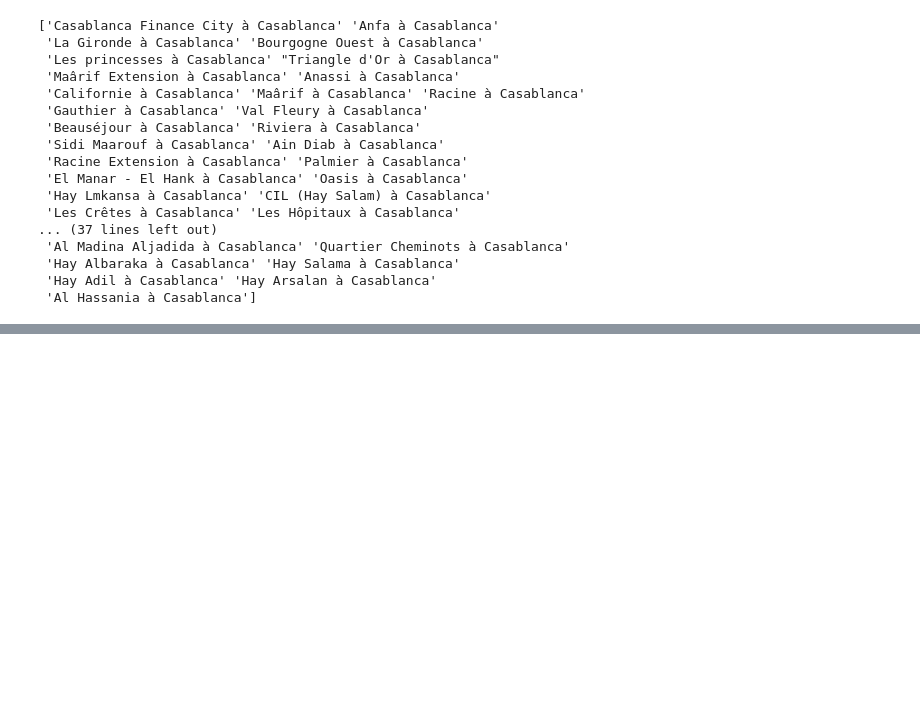
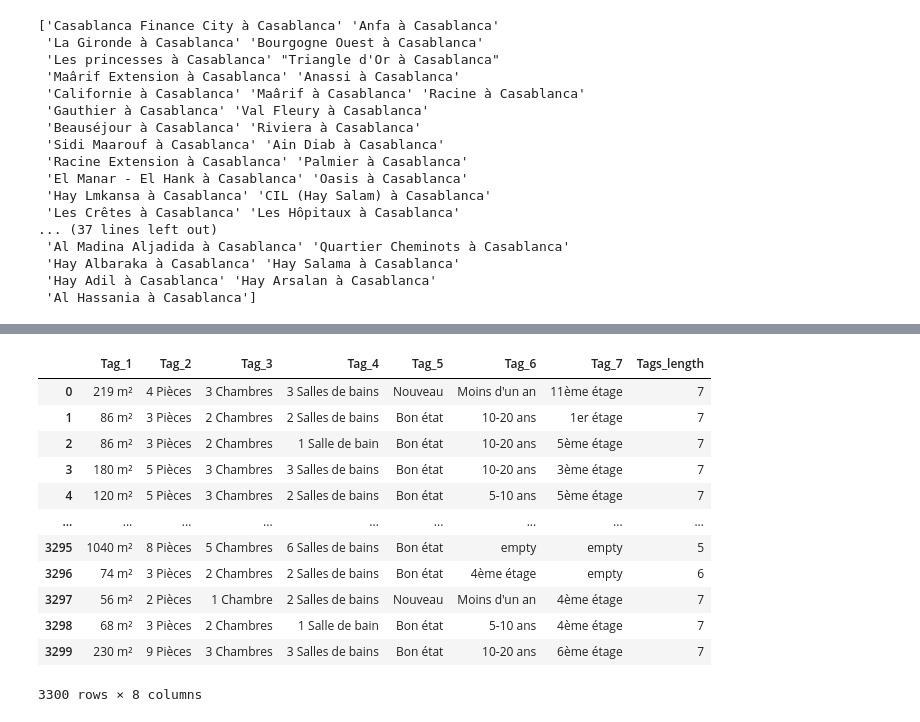
Before and after one commit to youssefmaimouni/houses_cars_prices_prediction, a Jupyter notebook: data_cleaning/houses_data_cleaning/Houses Data Cleaning.ipynb, the cells around one changed output, grey strips where cells are left out. Drawn from its saved outputs; the diff is of its cells as text; code cells hidden in the pictures; blank space fills up the shorter version.

```diff
--- a/data_cleaning/houses_data_cleaning/Houses Data Cleaning.ipynb
+++ b/data_cleaning/houses_data_cleaning/Houses Data Cleaning.ipynb
@@ -189,0 +247,29 @@ print(unique_localisations)
+# %%
+# Function to ensure 'm²' is in Tag_1 or add '0m²' if missing
+def ensure_m2_in_tag1(row, max_tags=7):
+    tags = [row[f'Tag_{i+1}'] for i in range(max_tags) if row[f'Tag_{i+1}'] != "empty"]
+
+    # Check if any tag contains "m²"
+    m2_tags = [tag for tag in tags if "m²" in tag]
+
+    if m2_tags:
+        # If "m²" exists, ensure it's in Tag_1
+        m2_value = m2_tags[0]  # Take the first occurrence
+        tags.remove(m2_value)  # Remove it from its original position
+        tags.insert(0, m2_value)  # Place it in the first position
+    else:
+        # If no "m²" exists, add "0m²" to Tag_1
+        tags.insert(0, "0m²")
+        row['Tags_length'] += 1
+
+    # Update the tags back into the row
+    for i in range(max_tags):
+        row[f'Tag_{i+1}'] = tags[i] if i < len(tags) else "empty"
+
+    return row
+
+# Apply the transformation to ensure "m²" is in Tag_1
+data_separated = data_separated.apply(ensure_m2_in_tag1, axis=1)
+
+# Check the first few rows for validation
+data_separated[['Tag_1', 'Tag_2', 'Tag_3', 'Tag_4', 'Tags_length']].head()
@@ -189,0 +283,16 @@ print(unique_localisations)
+# %%
+data_separated[['Tag_1', 'Tag_2', 'Tag_3', 'Tag_4', 'Tag_5', 'Tag_6', 'Tag_7', 'Tags_length']]
+# %% [output]
+|  | Tag_1 | Tag_2 | Tag_3 | Tag_4 | Tag_5 | Tag_6 | Tag_7 | Tags_length |
+| 0 | 219 m² | 4 Pièces | 3 Chambres | 3 Salles de bains | Nouveau | Moins d'un an | 11ème étage | 7 |
+| 1 | 86 m² | 3 Pièces | 2 Chambres | 2 Salles de bains | Bon état | 10-20 ans | 1er étage | 7 |
+| 2 | 86 m² | 3 Pièces | 2 Chambres | 1 Salle de bain | Bon état | 10-20 ans | 5ème étage | 7 |
+| 3 | 180 m² | 5 Pièces | 3 Chambres | 3 Salles de bains | Bon état | 10-20 ans | 3ème étage | 7 |
+| 4 | 120 m² | 5 Pièces | 3 Chambres | 2 Salles de bains | Bon état | 5-10 ans | 5ème étage | 7 |
+| ... | ... | ... | ... | ... | ... | ... | ... | ... |
+| 3295 | 1040 m² | 8 Pièces | 5 Chambres | 6 Salles de bains | Bon état | empty | empty | 5 |
+| 3296 | 74 m² | 3 Pièces | 2 Chambres | 2 Salles de bains | Bon état | 4ème étage | empty | 6 |
+| 3297 | 56 m² | 2 Pièces | 1 Chambre | 2 Salles de bains | Nouveau | Moins d'un an | 4ème étage | 7 |
+| 3298 | 68 m² | 3 Pièces | 2 Chambres | 1 Salle de bain | Bon état | 5-10 ans | 4ème étage | 7 |
+| 3299 | 230 m² | 9 Pièces | 3 Chambres | 3 Salles de bains | Bon état | 10-20 ans | 6ème étage | 7 |
+3300 rows × 8 columns
```
Also changed, not shown: parts of 26 cells of this notebook, 1 other file.
